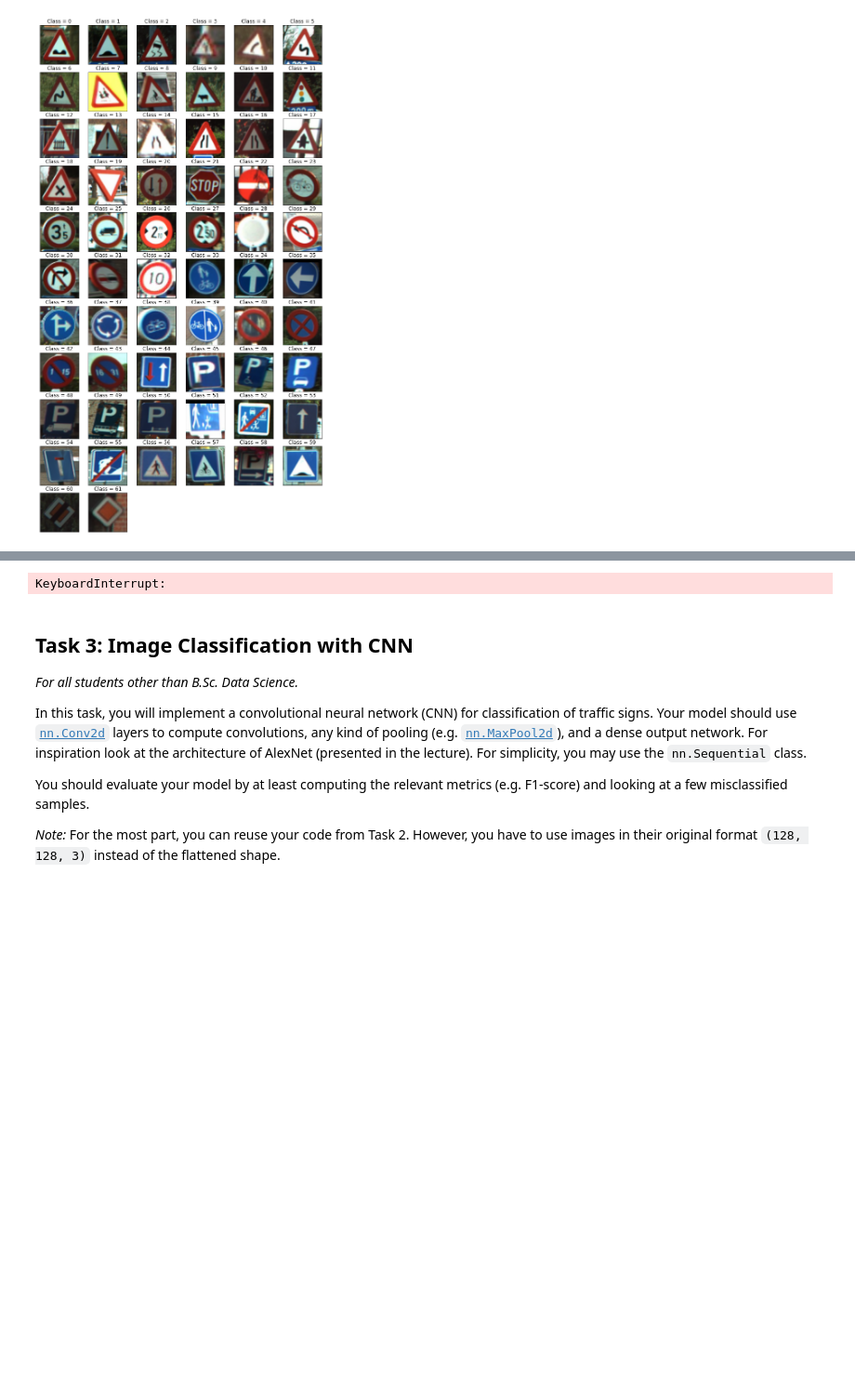
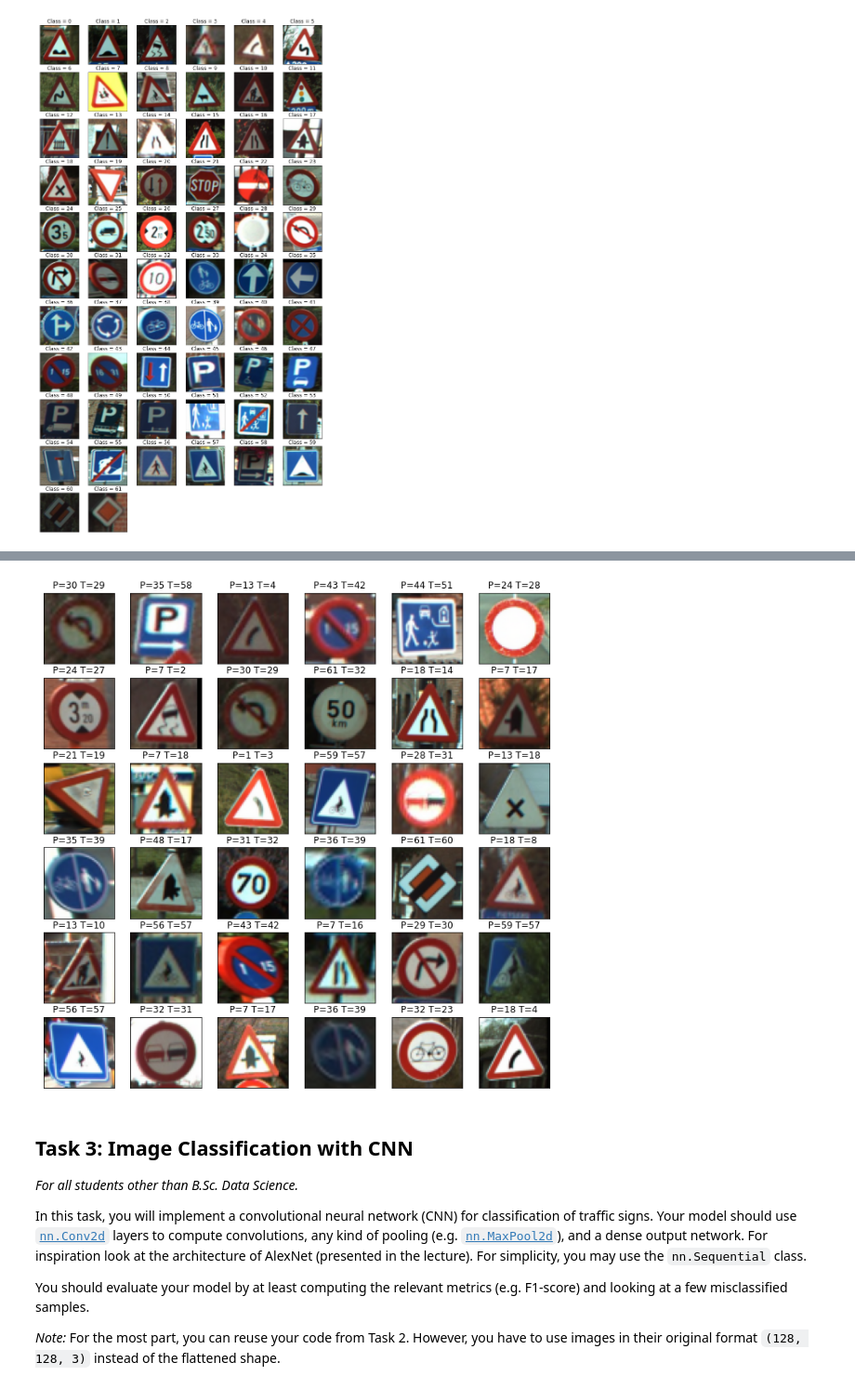
Before and after one commit to Alex25i/ML-Group, a Jupyter notebook: ex09 - PyTorch/assignment9.ipynb, the cells around one changed output, grey strips where cells are left out. Shown at 93% size. Drawn from its saved outputs; the diff is of its cells as text; code cells hidden in the pictures; blank space fills up the shorter version.

```diff
--- a/ex09 - PyTorch/assignment9.ipynb
+++ b/ex09 - PyTorch/assignment9.ipynb
@@ -264,10 +264,10 @@ for i in range(leftover_subplots):
 class MyFNN(nn.Module):
     def __init__(self, in_features, out_features):
         super().__init__()
-        self.in_features = in_features
-        self.out_features = out_features
-        self.linear1 = nn.Linear(in_features,2048)
-        self.linear2 = nn.Linear(2048,1024)
+        #self.in_features = in_features
+        #self.out_features = out_features
+        self.linear1 = nn.Linear(in_features,2500)
+        self.linear2 = nn.Linear(2500,1024)
         self.linear3 = nn.Linear(1024,512)
         self.linear4 = nn.Linear(512,256)
         self.linear5 = nn.Linear(256, 128)
@@ -287,7 +287,7 @@ class MyFNN(nn.Module):
         out = self.linear5(out)
         out = F.relu(out)
         out = self.linear6(out)
-        out = F.softmax(out, dim=0)
+        #out = F.relu(out)
         return out
 # %%
 # Implement your evaluation here.
@@ -296,7 +296,7 @@ class MyFNN(nn.Module):
 # Define hyperparameters
 batch_size = 64
 learning_rate = 0.01
-epochs = 25
+epochs = 51
 in_features = 50 * 50 * 3
 out_features = 62
 
@@ -306,10 +306,10 @@ my_fnn = MyFNN(in_features, out_features)
 # Load dataset.
 X_train, X_test, y_train, y_test = load_traffic_sign_dataset()
 dataset_train = FlattenedImageDataset(X_train, y_train)
-#X_test =  np.array([img.flatten() for img in X_test])
+X_test_flat =  np.array([img.flatten() for img in X_test])
 
 def train_model(model, dataset, learning_rate, batch_size, epochs):
-    optimizer = optim.Adam(model.parameters(), lr=learning_rate)
+    optimizer = torch.optim.Adam(model.parameters(), lr=learning_rate)
 
     for epoch in range(epochs):
         # DataLoader generates random batches from a given dataset.
@@ -317,31 +317,68 @@ def train_model(model, dataset, learning_rate, batch_size, epochs):
          # We want to report the training loss after each epoch
         epoch_loss = 0.0
         for batch in data_loader:
-            optimizer.zero_grad()
+
             yhat = model.forward(batch['X'].float())
 
             # Compute the batch error.
             batch_loss = F.cross_entropy(yhat, batch['y'].long())
             epoch_loss += batch_loss.item()
             batch_loss.backward()
+            optimizer.step()
+            model.zero_grad()
 
-            optimizer.step()
-
+        # Only print every tenth epoch for visual clarity
+        #if ((epoch+1)%5 == 1):
         print(f'Epoch {epoch+1}/{epochs} - Loss: {epoch_loss}')
 
 
-def evaluate_model(model, X_test, y_test):
-    X_test = torch.from_numpy(X_test).float()
-    yhat = model.forward(np.array([img.flatten() for img in X_test]).float()).detach().numpy()
-    acc = accuracy(yhat, y_test)
+def evaluate_model(model, X, y):
+    from sklearn.metrics import f1_score
+    # Generate Predicitions
+    X_test_flat = torch.from_numpy(X).float()
+    y = torch.from_numpy(y).long()
+    yhat = model.forward(X_test_flat)
+    # Calculate Cross Entropy for Test Data
+    loss = F.cross_entropy(yhat, y)
+    yhat = F.softmax(yhat, dim=1)
+    print(f"Testing Cross Entropy: {loss}")
+    _, pred_y = torch.max(yhat,1)
+    pred_y = pred_y.detach().numpy()
+    # Calculate F1 scores
+    f1_micro = f1_score(y, pred_y, average='micro')
+    f1_macro = f1_score(y, pred_y, average='macro')
+    f1_weighted = f1_score(y, pred_y, average='weighted')
+    print(f"F1 micro: {f1_micro}")
+    print(f"F1 macro: {f1_macro}")
+    print(f"F1 weighted: {f1_weighted}")
+    # Evaluate correct and wrong classifications
+    inspect_misclassifications(pred_y, y.detach().numpy(), X_test)
 
-def accuracy(outputs, labels):
-    _, pred = torch.max(outputs, dim=1)
-    return torch.tensor(torch.sum(pred = labels).item() / len(pred))
+def inspect_misclassifications(y_pred,y_true,X_test):
+    print(f"Testing samples: {len(y_true)}")
+    print(f"Correct Predictions: {(y_pred == y_true).sum()}")
+
+    wrong_ids = np.where(y_pred!=y_true)[0]
+    np.random.shuffle(wrong_ids)
+    print(wrong_ids)
+    n_cols = 6
+    n_rows = 6
+    fig, ax = plt.subplots(n_rows, n_cols, figsize=(n_cols*2, n_rows*2))
+    for i in range(36):
+
+        row = int(i / n_cols)
+        col = i % n_cols
+        img_idx = wrong_ids[i]
+        ax[row, col].imshow(X_test[img_idx])
+        ax[row, col].set_xticks([])
+        ax[row, col].set_yticks([])
+        ax[row, col].set_title(f'P={y_pred[img_idx]} T={y_true[img_idx]}')
+
+
 
 
 print('MyFNN')
 train_model(my_fnn, dataset_train, learning_rate, batch_size, epochs)
-#evaluate_model(my_fnn, X_test, y_test)
+evaluate_model(my_fnn, X_test_flat, y_test)
 # %% [output]
 MyFNN
@@ -349,4 +401,4 @@ Epoch 1/25 - Loss: 289.2366967201233
-KeyboardInterrupt:
+[figure, added]
 # %% [markdown]
 ## Task 3: Image Classification with CNN
 
```
Also changed, not shown: parts of 3 cells of this notebook.
